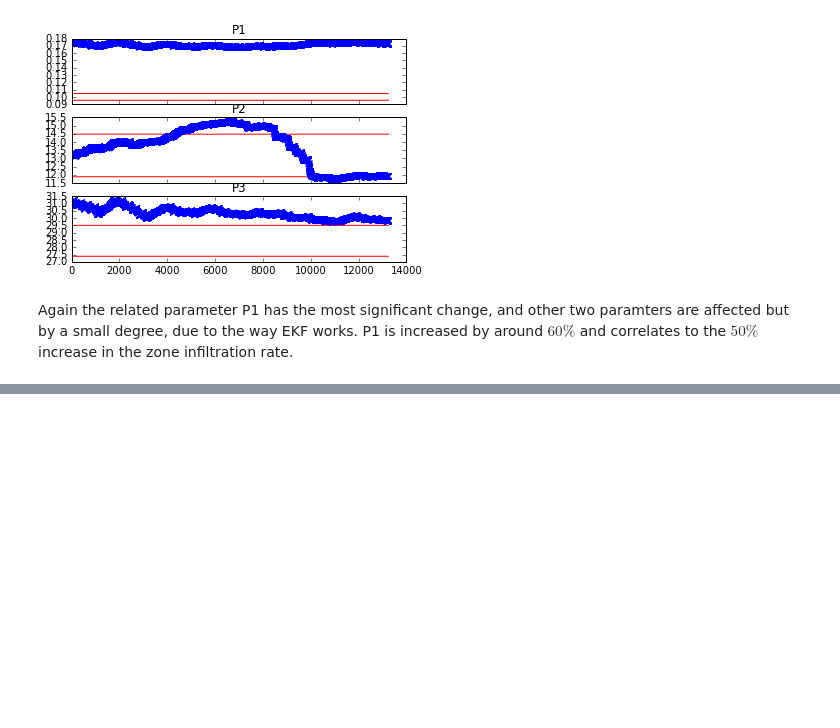
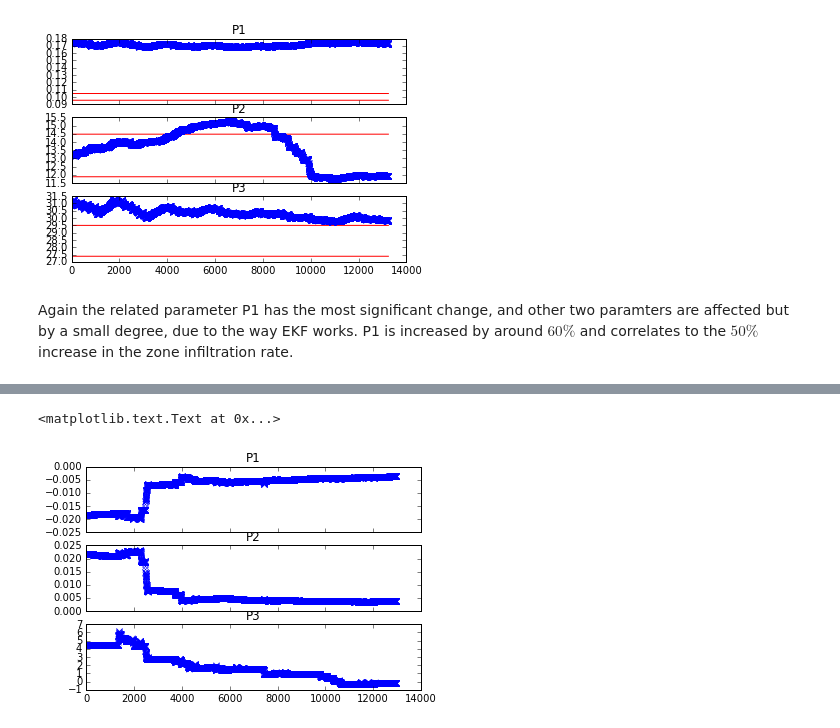
Before and after one commit to bnajafi/BuildingEnergySimulationNotebook, a Jupyter notebook: Zone CO2 Balance Fault Detection.ipynb, the cells around one changed output, grey strips where cells are left out. Saved outputs shown, nothing was run; the diff lists cells and outputs as text; code cells hidden in the pictures; blank space fills up the shorter version.

Commit message:
CO2 with real data working on

```diff
--- a/Zone CO2 Balance Fault Detection.ipynb
+++ b/Zone CO2 Balance Fault Detection.ipynb
@@ -460,0 +472,32 @@ Again the related parameter P1 has the most significant change, and other two pa
+# %%
+predicted_real = []
+actual_real = []
+measured_real = []
+estimates_real = []
+p1_real = []
+p2_real = []
+p3_real = []
+# %%
+import math
+
+for i in range(1, iterations):
+    #generate control vector
+    C_out = 400
+    C_supply = data_real["SupplyCO2"][i-1]
+    Q_supply = math.sqrt(data_real["SupplyPressure"][i-1])
+    OCC = data_real["OCCU"][i-1]
+    controls = np.matrix([[C_out], [C_supply], [Q_supply], [OCC]])
+
+    #prediction
+    co2_ekf.predict(controls)
+    predicted_real.append(co2_ekf.X_values[0,0])
+    estimates_real.append(co2_ekf.X_values.T.reshape(-1,).tolist())
+    p1_real.append(co2_ekf.X_values[1,0])
+    p2_real.append(co2_ekf.X_values[2,0])
+    p3_real.append(co2_ekf.X_values[3,0])
+
+    #update
+    meas = data_real["ZoneCO2"][i]
+    actual_real.append(data["ZoneCO2"][i])
+    measured_real.append(meas)
+    co2_ekf.update(np.matrix([[meas],[0],[0],[0]]))
@@ -460,0 +522,13 @@ Again the related parameter P1 has the most significant change, and other two pa
+# %%
+plot_start = 15*24*12
+plot_end = iterations
+f, axarr = plt.subplots(3, sharex=True)
+axarr[0].plot(p1_real[plot_start:plot_end],'x')
+axarr[0].set_title('P1')
+axarr[1].plot(p2_real[plot_start:plot_end],'x')
+axarr[1].set_title('P2')
+axarr[2].plot(p3_real[plot_start:plot_end],'x')
+axarr[2].set_title('P3')
+# %% [output]
+<matplotlib.text.Text at 0x...>
+[figure, added]
```
Also changed, not shown: parts of 3 cells of this notebook, 3 other files.
